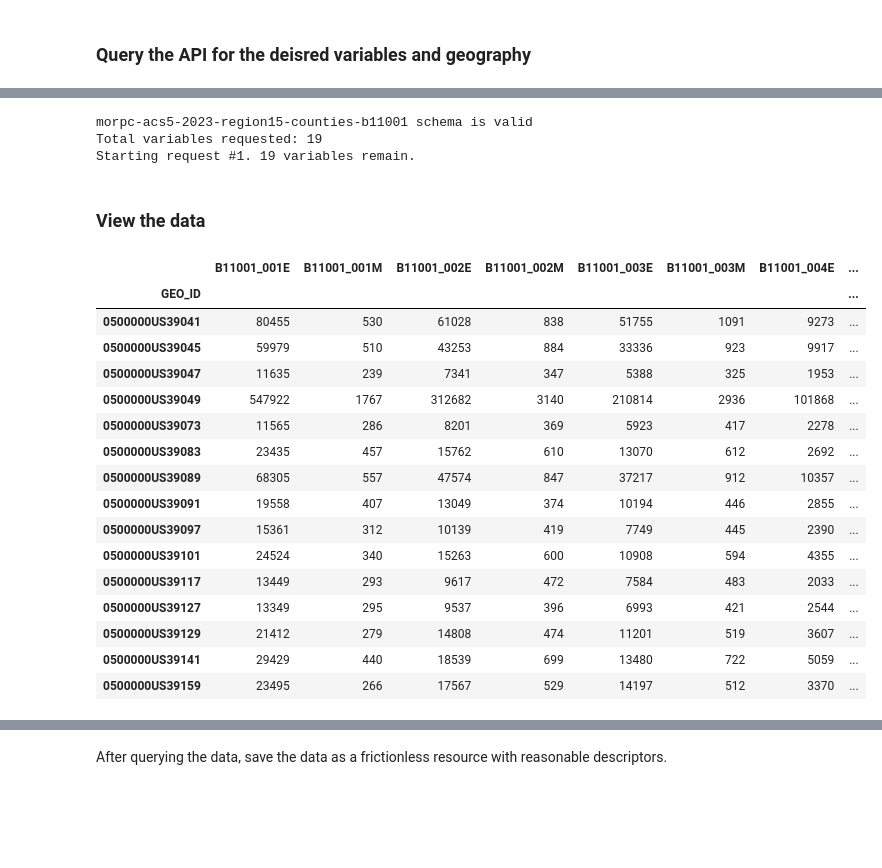
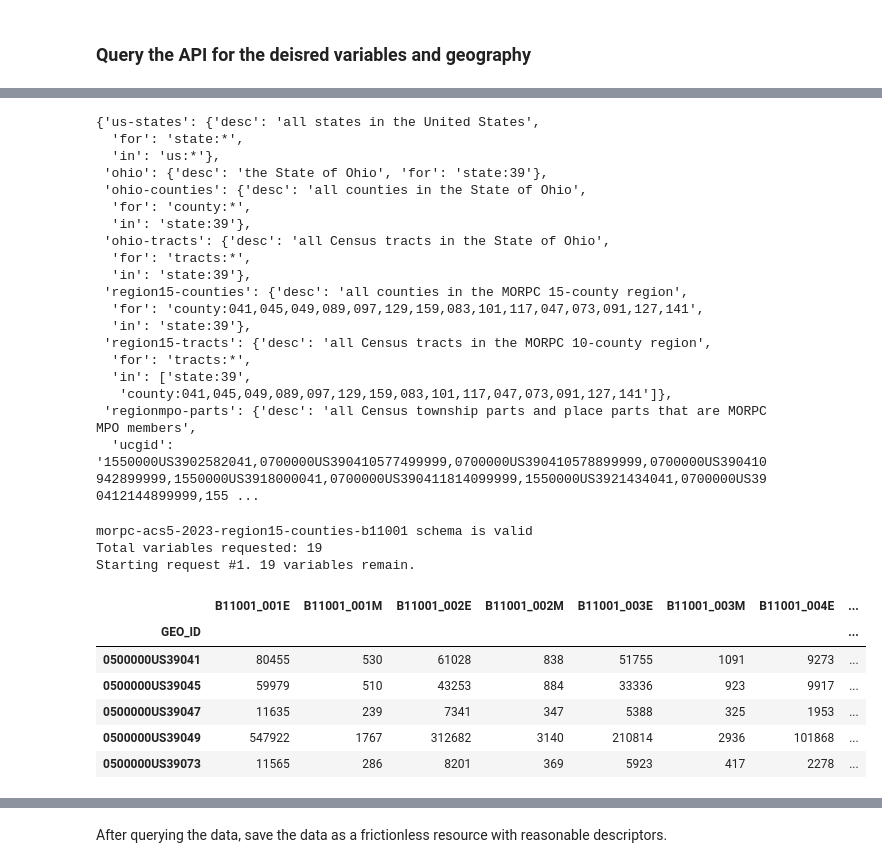
Before and after one commit to morpc/morpc-py, a Jupyter notebook: docs/07-morpc-census-demo.ipynb, the cells around one changed output, grey strips where cells are left out. Cells and saved outputs as stored; diff of their text form; code cells hidden in the pictures; blank space fills up the shorter version.

Commit message:
add return self to query, update docs

```diff
--- a/docs/07-morpc-census-demo.ipynb
+++ b/docs/07-morpc-census-demo.ipynb
@@ -93,28 +77,39 @@ These are pre-defined sumlevels and scopes for commonly queried geographies. see
+# %%
+morpc.census.SCOPES
+# %% [output]
+{'us-states': {'desc': 'all states in the United States',
+  'for': 'state:*',
+  'in': 'us:*'},
+ 'ohio': {'desc': 'the State of Ohio', 'for': 'state:39'},
+ 'ohio-counties': {'desc': 'all counties in the State of Ohio',
+  'for': 'county:*',
+  'in': 'state:39'},
+ 'ohio-tracts': {'desc': 'all Census tracts in the State of Ohio',
+  'for': 'tracts:*',
+  'in': 'state:39'},
+ 'region15-counties': {'desc': 'all counties in the MORPC 15-county region',
+  'for': 'county:041,045,049,089,097,129,159,083,101,117,047,073,091,127,141',
+  'in': 'state:39'},
+ 'region15-tracts': {'desc': 'all Census tracts in the MORPC 10-county region',
+  'for': 'tracts:*',
+  'in': ['state:39',
+   'county:041,045,049,089,097,129,159,083,101,117,047,073,091,127,141']},
+ 'regionmpo-parts': {'desc': 'all Census township parts and place parts that are MORPC MPO members',
+  'ucgid': '1550000US3902582041,0700000US390410577499999,0700000US390410578899999,0700000US390410942899999,1550000US3918000041,0700000US390411814099999,1550000US3921434041,0700000US390412144899999,155 ...
 # %%
-acs.query(scope='region15-counties')
+acs = acs.query(scope='region15-counties')
 # %% [output]
 morpc-acs5-2023-region15-counties-b11001 schema is valid
 Total variables requested: 19
 Starting request #1. 19 variables remain.
-# %% [markdown]
-### View the data
 # %%
-acs.DATA
+data = acs.DATA
+data.head()
 # %% [output]
 |  | B11001_001E | B11001_001M | B11001_002E | B11001_002M | B11001_003E | B11001_003M | B11001_004E | ... |
 | GEO_ID |  |  |  |  |  |  |  | ... |
 | 0500000US39041 | 80455 | 530 | 61028 | 838 | 51755 | 1091 | 9273 | ... |
 | 0500000US39045 | 59979 | 510 | 43253 | 884 | 33336 | 923 | 9917 | ... |
 | 0500000US39047 | 11635 | 239 | 7341 | 347 | 5388 | 325 | 1953 | ... |
 | 0500000US39049 | 547922 | 1767 | 312682 | 3140 | 210814 | 2936 | 101868 | ... |
 | 0500000US39073 | 11565 | 286 | 8201 | 369 | 5923 | 417 | 2278 | ... |
-| 0500000US39083 | 23435 | 457 | 15762 | 610 | 13070 | 612 | 2692 | ... |
-| 0500000US39089 | 68305 | 557 | 47574 | 847 | 37217 | 912 | 10357 | ... |
-| 0500000US39091 | 19558 | 407 | 13049 | 374 | 10194 | 446 | 2855 | ... |
-| 0500000US39097 | 15361 | 312 | 10139 | 419 | 7749 | 445 | 2390 | ... |
-| 0500000US39101 | 24524 | 340 | 15263 | 600 | 10908 | 594 | 4355 | ... |
-| 0500000US39117 | 13449 | 293 | 9617 | 472 | 7584 | 483 | 2033 | ... |
-| 0500000US39127 | 13349 | 295 | 9537 | 396 | 6993 | 421 | 2544 | ... |
-| 0500000US39129 | 21412 | 279 | 14808 | 474 | 11201 | 519 | 3607 | ... |
-| 0500000US39141 | 29429 | 440 | 18539 | 699 | 13480 | 722 | 5059 | ... |
-| 0500000US39159 | 23495 | 266 | 17567 | 529 | 14197 | 512 | 3370 | ... |
```
Also changed, not shown: parts of 17 cells of this notebook, 1 other file.
